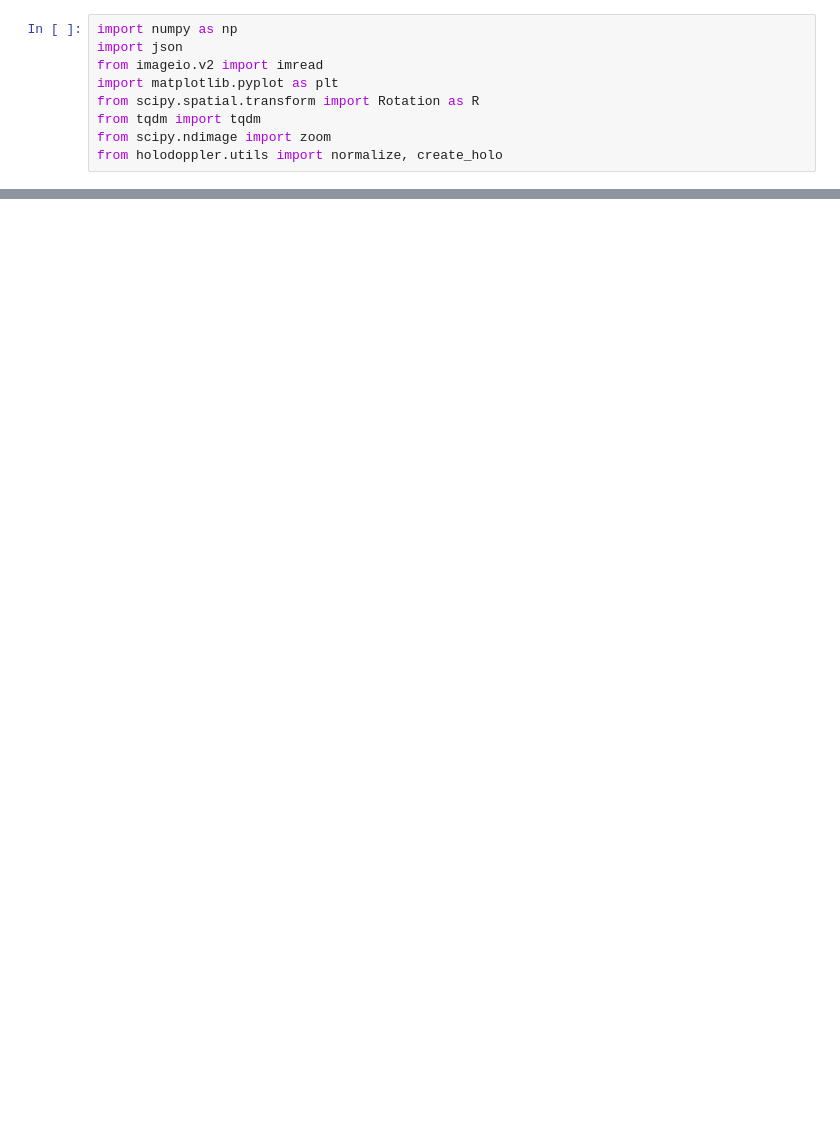
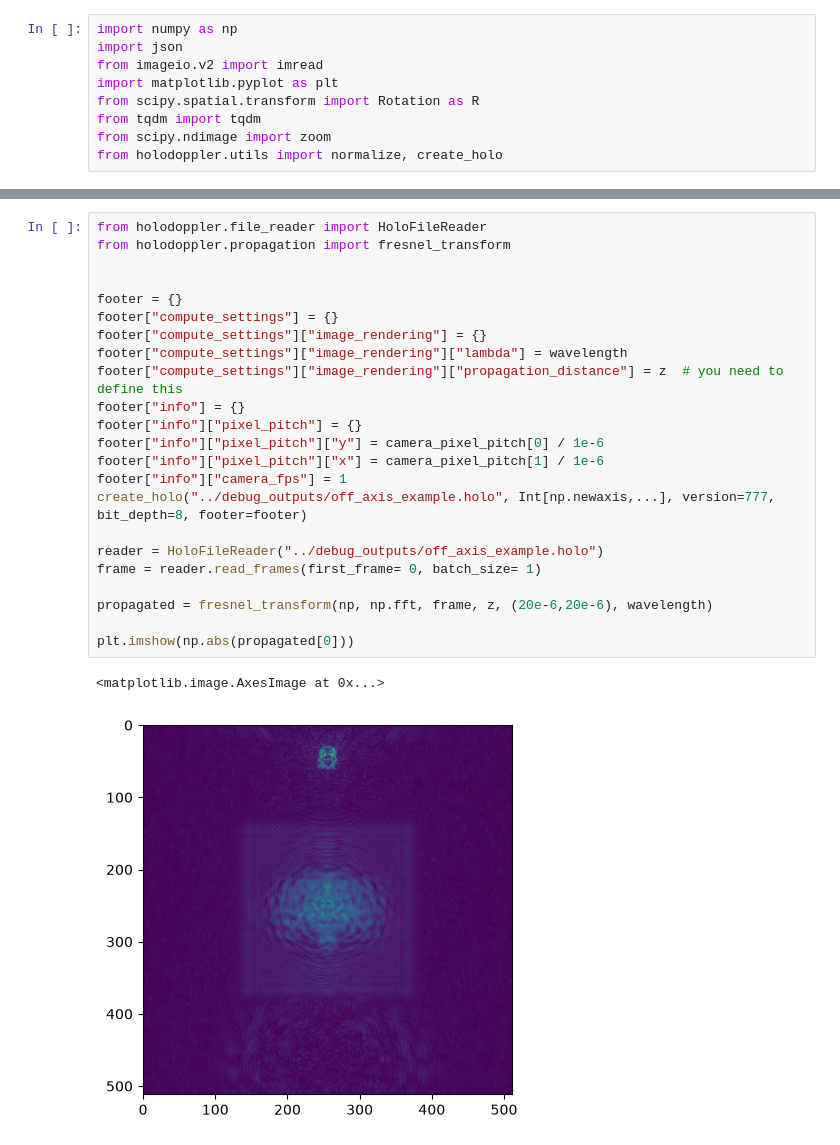
Before and after one commit to DigitalHolography/HoloDoppler, a Jupyter notebook: scripts/holo_simple.ipynb, the cells around one changed output, grey strips where cells are left out. Saved outputs shown, nothing was run; the diff lists cells and outputs as text; blank space fills up the shorter version.

```diff
--- a/scripts/holo_simple.ipynb
+++ b/scripts/holo_simple.ipynb
@@ -46,0 +132,26 @@ normal_reference /= np.linalg.norm(normal_reference)
+# %%
+from holodoppler.file_reader import HoloFileReader
+from holodoppler.propagation import fresnel_transform
+
+
+footer = {}
+footer["compute_settings"] = {}
+footer["compute_settings"]["image_rendering"] = {}
+footer["compute_settings"]["image_rendering"]["lambda"] = wavelength
+footer["compute_settings"]["image_rendering"]["propagation_distance"] = z  # you need to define this
+footer["info"] = {}
+footer["info"]["pixel_pitch"] = {}
+footer["info"]["pixel_pitch"]["y"] = camera_pixel_pitch[0] / 1e-6
+footer["info"]["pixel_pitch"]["x"] = camera_pixel_pitch[1] / 1e-6
+footer["info"]["camera_fps"] = 1
+create_holo("../debug_outputs/off_axis_example.holo", Int[np.newaxis,...], version=777, bit_depth=8, footer=footer)
+
+reader = HoloFileReader("../debug_outputs/off_axis_example.holo")
+frame = reader.read_frames(first_frame= 0, batch_size= 1)
+
+propagated = fresnel_transform(np, np.fft, frame, z, (20e-6,20e-6), wavelength)
+
+plt.imshow(np.abs(propagated[0]))
+# %% [output]
+<matplotlib.image.AxesImage at 0x...>
+[figure, added]
```
Also changed, not shown: parts of 10 cells of this notebook, 1 other file.
